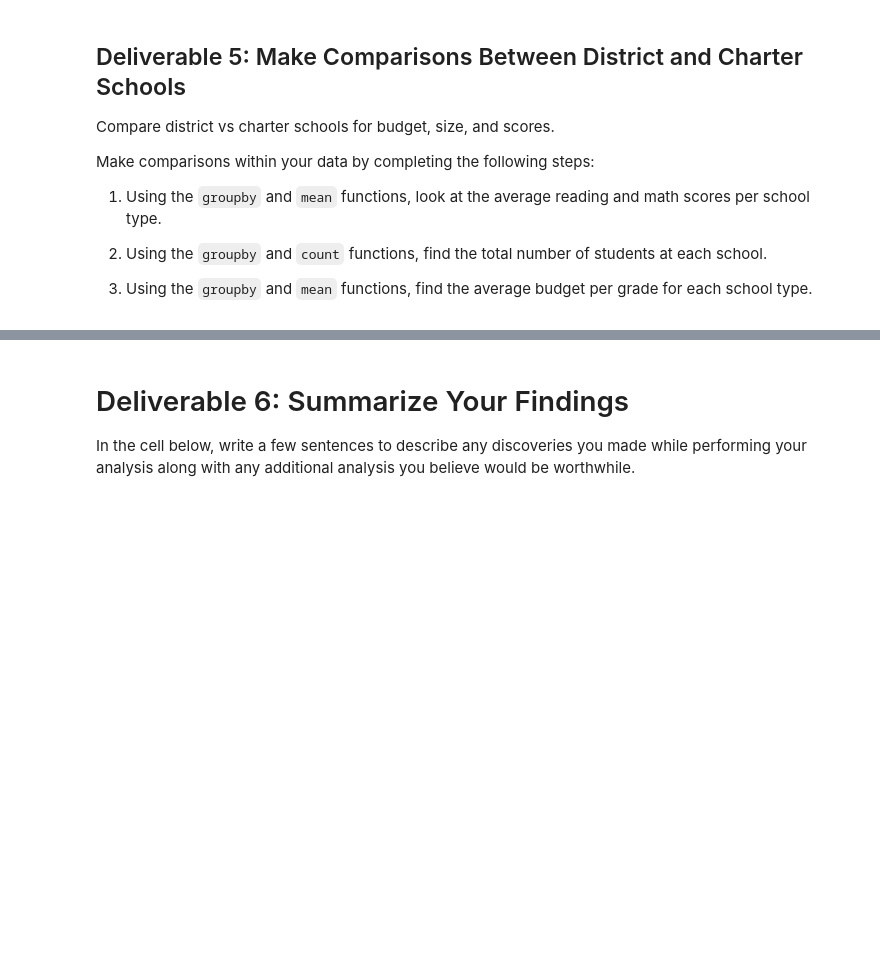
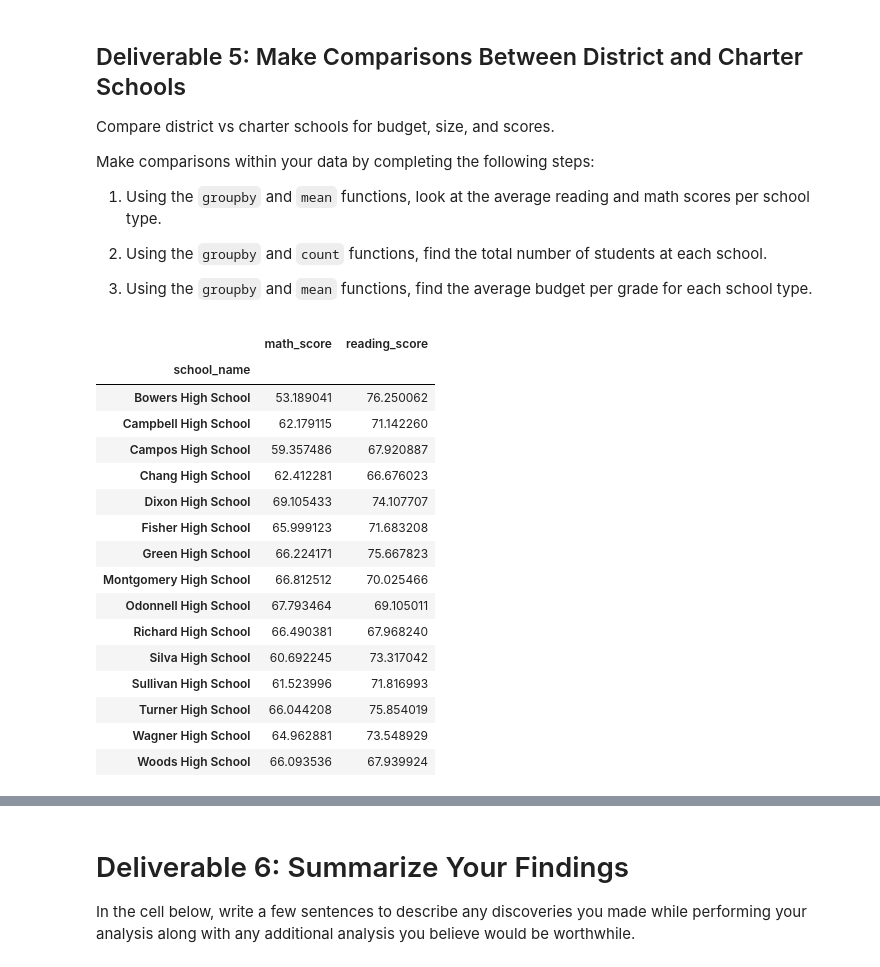
Before and after one commit to SamvsP4K/School_District_Analysis, a Jupyter notebook: School_budget_analysis.ipynb, the cells around one changed output, grey strips where cells are left out. Drawn from its saved outputs; the diff is of its cells as text; code cells hidden in the pictures; blank space fills up the shorter version.

```diff
--- a/School_budget_analysis.ipynb
+++ b/School_budget_analysis.ipynb
@@ -234,6 +291,26 @@ Make comparisons within your data by completing the following steps:
 2. Using the `groupby` and `mean` functions, find the average budget per grade for each school type.
 # %%
 # Use groupby and mean to find the average reading and math scores for each school type.
+avg_math_reading_df = new_student_df_nodup.groupby(["school_name"]).mean()
+avg_math_reading_df.loc[:,["math_score","reading_score"]]
+# %% [output]
+|  | math_score | reading_score |
+| school_name |  |  |
+| Bowers High School | 53.189041 | 76.250062 |
+| Campbell High School | 62.179115 | 71.142260 |
+| Campos High School | 59.357486 | 67.920887 |
+| Chang High School | 62.412281 | 66.676023 |
+| Dixon High School | 69.105433 | 74.107707 |
+| Fisher High School | 65.999123 | 71.683208 |
+| Green High School | 66.224171 | 75.667823 |
+| Montgomery High School | 66.812512 | 70.025466 |
+| Odonnell High School | 67.793464 | 69.105011 |
+| Richard High School | 66.490381 | 67.968240 |
+| Silva High School | 60.692245 | 73.317042 |
+| Sullivan High School | 61.523996 | 71.816993 |
+| Turner High School | 66.044208 | 75.854019 |
+| Wagner High School | 64.962881 | 73.548929 |
+| Woods High School | 66.093536 | 67.939924 |
 # %%
 # Use the `groupby`, `count`, and `sort_values` functions to find the
 # total number of students at each school and sort from most students to least students.
```
Also changed, not shown: parts of 7 cells of this notebook.
